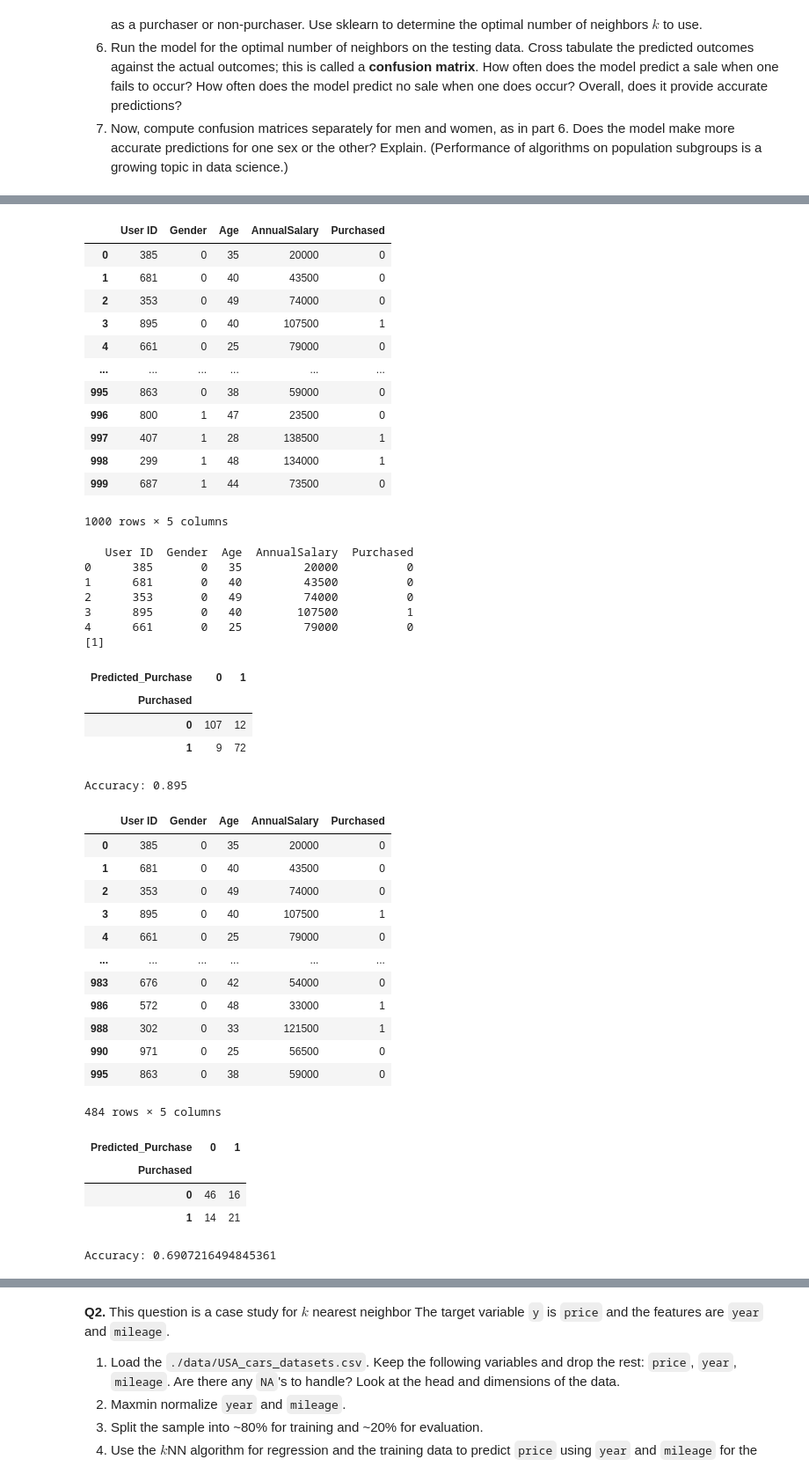
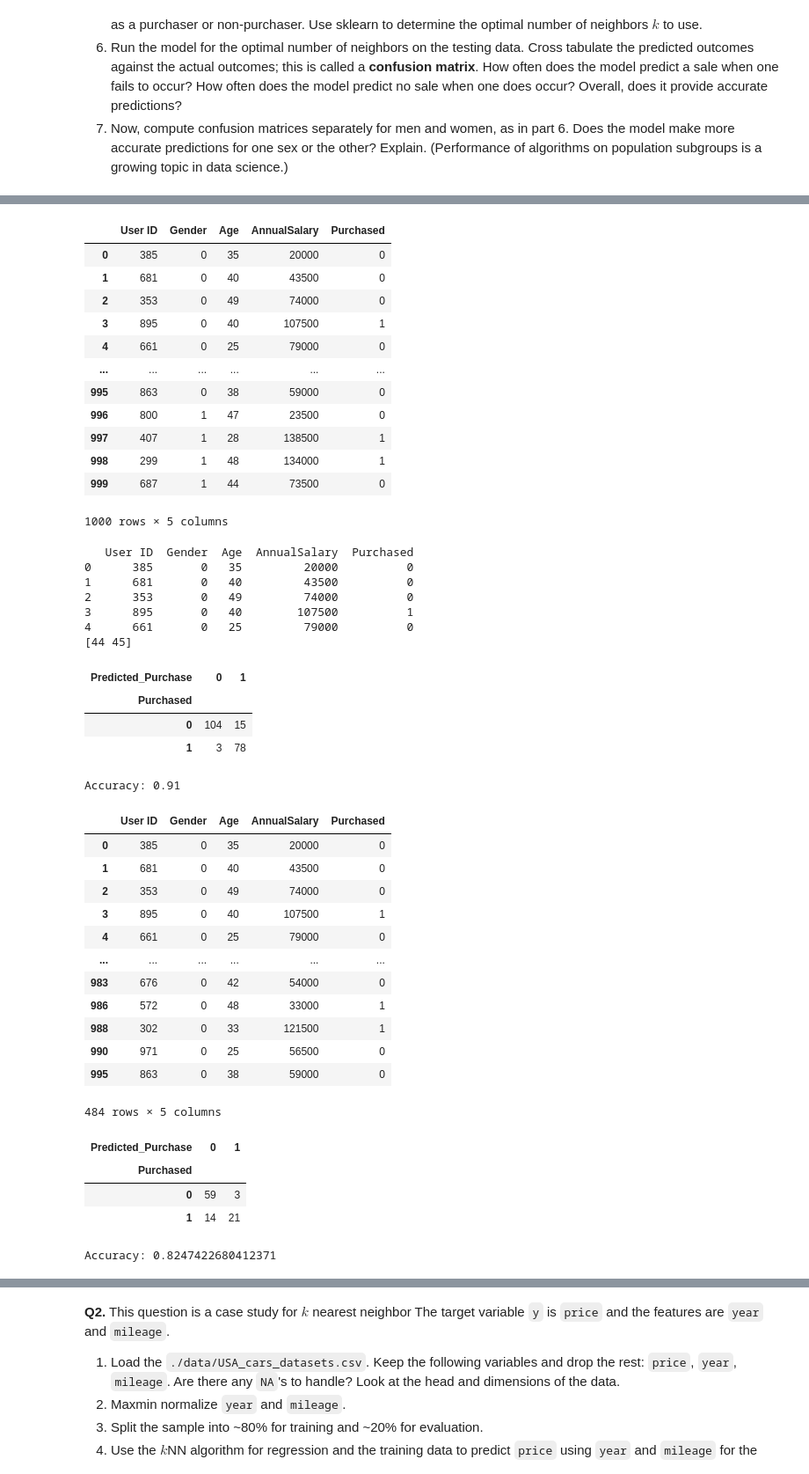
Before and after one commit to ryangunn01/assignment3, a Jupyter notebook: assignment_knn_and_kmc.ipynb, the cells around one changed output, grey strips where cells are left out. Shown: that part at 88% size. Saved outputs shown, nothing was run; the diff lists cells and outputs as text; code cells hidden in the pictures.

```diff
--- a/assignment_knn_and_kmc.ipynb
+++ b/assignment_knn_and_kmc.ipynb
@@ -50,53 +52,53 @@ for k in range(k_bar):
   y_hat = fitted_model.predict(X_train)
   SSE_train[k] = np.sum((y_train - y_hat)**2)
 
-SSE_min = np.min(SSE_train) #We want to find the smallest SSE found in the training set
-min_index = np.where(SSE_train == SSE_min) #Now we want the indices
+SSE_min = np.min(SSE_test) #We want to find the smallest SSE found in the test set
+min_index = np.where(SSE_test == SSE_min) #Now we want the indices
 k_star = k_grid[min_index] #k_grid is an array 1 - 100
 print(k_star)
-#We'll use k = 1. Now run the model
+#We'll use k = 9. Now run the model
 X_train, X_test, y_train, y_test = train_test_split(X,y,test_size=.2,random_state=100)
-model = kNNClassifier(n_neighbors=1)
+model = kNNClassifier(n_neighbors=9)
 classifier_model = model.fit(X_train,y_train)
 y_hat = classifier_model.predict(X_test)
 model_df = pd.DataFrame({'Purchased':y_test,'Predicted_Purchase': y_hat})
 display(pd.crosstab(model_df['Purchased'],model_df['Predicted_Purchase']))
 #From research, top left is true positive and bottom right is true negative. So, to find the accuracy, can find correctly predicted proportion.
-proportion = ((107+72)/(107+12+9+72))
+proportion = ((104+78)/(104+78+3+15))
 print('Accuracy: '+ str(proportion))
-#The model is quite accurate at 89.5%
+#The model is quite accurate at 91%
 #Model prediction for men
 df = pd.read_csv('./data/car_data.csv')
 df['Gender'] = df['Gender'].replace(['Male','Female'],[0,1])
 maledf = df[df['Gender'] == 0]
 display(maledf)
-X = maledf.loc[:,['Gender','AnnualSalary']]
+X = maledf.loc[:,['Age','Gender','AnnualSalary']]
 y = maledf['Purchased']
-male_model = kNNClassifier(n_neighbors=1)
+male_model = kNNClassifier(n_neighbors=9)
 X_train, X_test, y_train, y_test = train_test_split(X,y,test_size=.2,random_state=100)
 classifier_model = male_model.fit(X_train,y_train)
 y_hat = classifier_model.predict(X_test)
 model_df = pd.DataFrame({'Purchased':y_test,'Predicted_Purchase': y_hat})
 display(pd.crosstab(model_df['Purchased'],model_df['Predicted_Purchase']))
-proportion = ((46+21)/(46+21+14+16))
+proportion = ((59+21)/(59+21+14+3))
 print('Accuracy: '+ str(proportion))
 #Model prediction for women
 df = pd.read_csv('./data/car_data.csv')
 df['Gender'] = df['Gender'].replace(['Male','Female'],[0,1])
 femaledf = df[df['Gender'] == 1]
 display(femaledf)
-X = femaledf.loc[:,['Gender','AnnualSalary']]
+X = femaledf.loc[:,['Age','Gender','AnnualSalary']]
 y = femaledf['Purchased']
-male_model = kNNClassifier(n_neighbors=1)
+male_model = kNNClassifier(n_neighbors=9)
 X_train, X_test, y_train, y_test = train_test_split(X,y,test_size=.2,random_state=100)
 classifier_model = male_model.fit(X_train,y_train)
 y_hat = classifier_model.predict(X_test)
 model_df = pd.DataFrame({'Purchased':y_test,'Predicted_Purchase': y_hat})
 display(pd.crosstab(model_df['Purchased'],model_df['Predicted_Purchase']))
-proportion = ((47+26)/(47+26+14+17))
+proportion = ((48+28)/(48+28+16+12))
 print('Accuracy: '+ str(proportion))
 
-#The model is slightly more accurate for women than it is for men.
+#The model is close to 10% more accurate for men than women, based on crosstabulation.
 # %% [output]
    User ID Gender  Age  AnnualSalary  Purchased
 0      385   Male   35         20000          0
@@ -104,37 +106,37 @@ print('Accuracy: '+ str(proportion))
 2      353   Male   49         74000          0
 3      895   Male   40        107500          1
 4      661   Male   25         79000          0
 User ID         0
 Gender          0
 Age             0
 AnnualSalary    0
 Purchased       0
 dtype: int64
 |  | User ID | Gender | Age | AnnualSalary | Purchased |
 | 0 | 385 | 0 | 35 | 20000 | 0 |
 | 1 | 681 | 0 | 40 | 43500 | 0 |
 | 2 | 353 | 0 | 49 | 74000 | 0 |
 | 3 | 895 | 0 | 40 | 107500 | 1 |
 | 4 | 661 | 0 | 25 | 79000 | 0 |
 | ... | ... | ... | ... | ... | ... |
 | 995 | 863 | 0 | 38 | 59000 | 0 |
 | 996 | 800 | 1 | 47 | 23500 | 0 |
 | 997 | 407 | 1 | 28 | 138500 | 1 |
 | 998 | 299 | 1 | 48 | 134000 | 1 |
 | 999 | 687 | 1 | 44 | 73500 | 0 |
 1000 rows × 5 columns
    User ID  Gender  Age  AnnualSalary  Purchased
 0      385       0   35         20000          0
 1      681       0   40         43500          0
 2      353       0   49         74000          0
 3      895       0   40        107500          1
 4      661       0   25         79000          0
-[1]
+[44 45]
 | Predicted_Purchase | 0 | 1 |
 | Purchased |  |  |
-| 0 | 107 | 12 |
-| 1 | 9 | 72 |
+| 0 | 104 | 15 |
+| 1 | 3 | 78 |
-Accuracy: 0.895
+Accuracy: 0.91
 |  | User ID | Gender | Age | AnnualSalary | Purchased |
 | 0 | 385 | 0 | 35 | 20000 | 0 |
 | 1 | 681 | 0 | 40 | 43500 | 0 |
@@ -150,9 +152,9 @@ Accuracy: 0.895
 484 rows × 5 columns
 | Predicted_Purchase | 0 | 1 |
 | Purchased |  |  |
-| 0 | 46 | 16 |
+| 0 | 59 | 3 |
 | 1 | 14 | 21 |
-Accuracy: 0.6907216494845361
+Accuracy: 0.8247422680412371
 |  | User ID | Gender | Age | AnnualSalary | Purchased |
 | 5 | 846 | 1 | 47 | 33500 | 1 |
 | 6 | 219 | 1 | 46 | 132500 | 1 |
```
Also changed, not shown: parts of 4 cells of this notebook.
